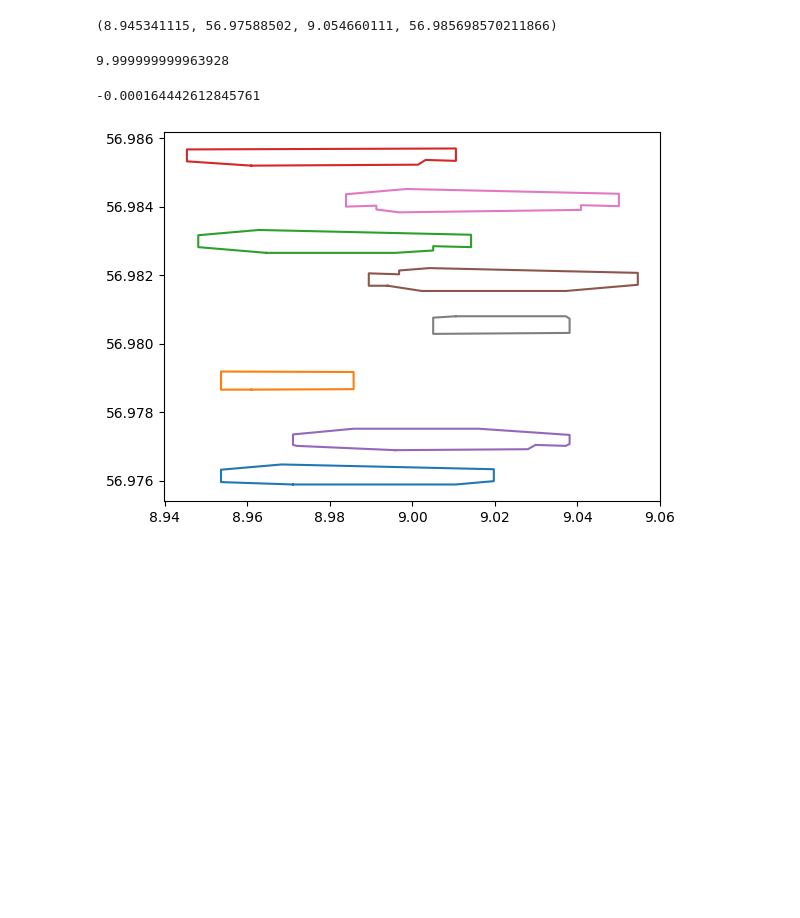
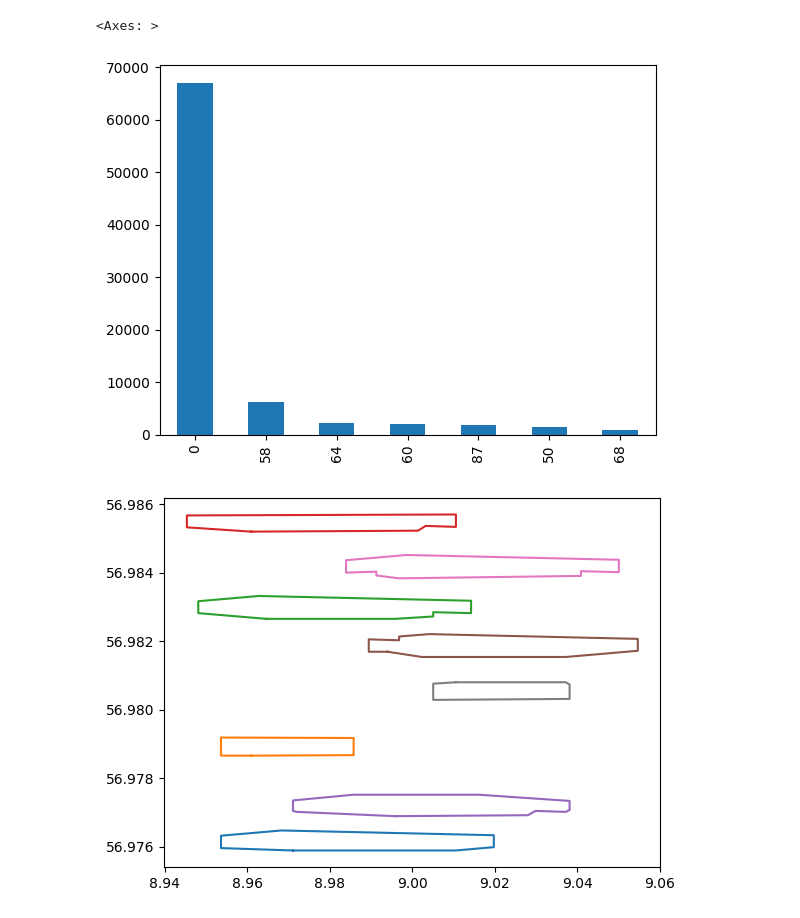
Before and after one commit to figgeous/kml-creator, a Jupyter notebook: mussel_data/sketch_pad.ipynb, the cells around one changed output. Cells and saved outputs as stored; diff of their text form; code cells hidden in the pictures; blank space fills up the shorter version.

```diff
--- a/mussel_data/sketch_pad.ipynb
+++ b/mussel_data/sketch_pad.ipynb
@@ -6,6 +6,17 @@ bm_dens_bins = (
     Bin(bm_dens_col_name, 2, "Second bin", 20, 40, simplekml.Color.hex("5CFF21")),
     Bin(bm_dens_col_name, 3, "Third bin", 40, 60, simplekml.Color.hex("3B9C17"), "[]"),
 )
+# %%
+# Open shapefile with geopandas
+shape_folder = "shp_files/"
+file_name = shape_folder+"only_bm_seg.shp.zip"
+geo_df = gp.read_file(file_name)
+# %%
+# geo_df[(geo_df["bm_size"] > 20) & (geo_df["bm_size"] <= 40)]
+geo_df["bm_size"].value_counts().plot(kind="bar")
+# %% [output]
+<Axes: >
+[figure, added]
 # %%
 # Open shapefile with geopandas
 shape_folder = "shp_files/"
@@ -17,18 +28,6 @@ united = sp.unary_union(geo_df["geometry"])
 # %%
 sample = united.simplify(tolerance=0.0001)
 assert sample != united
-# %%
-sample.bounds
-# %% [output]
-(8.945341115, 56.97588502, 9.054660111, 56.985698570211866)
-# %%
-x2, _ = get_coordinate_a_distance_away(start_coord=(x1, y1), distance_in_metres=10)
-# %% [output]
-9.999999999963928
-# %%
-x1-x2
-# %% [output]
--0.000164442612845761
 # %%
 import matplotlib.pyplot as plt
 # Plot polygons from multipolygon
```
Also changed, not shown: 5 other files.
